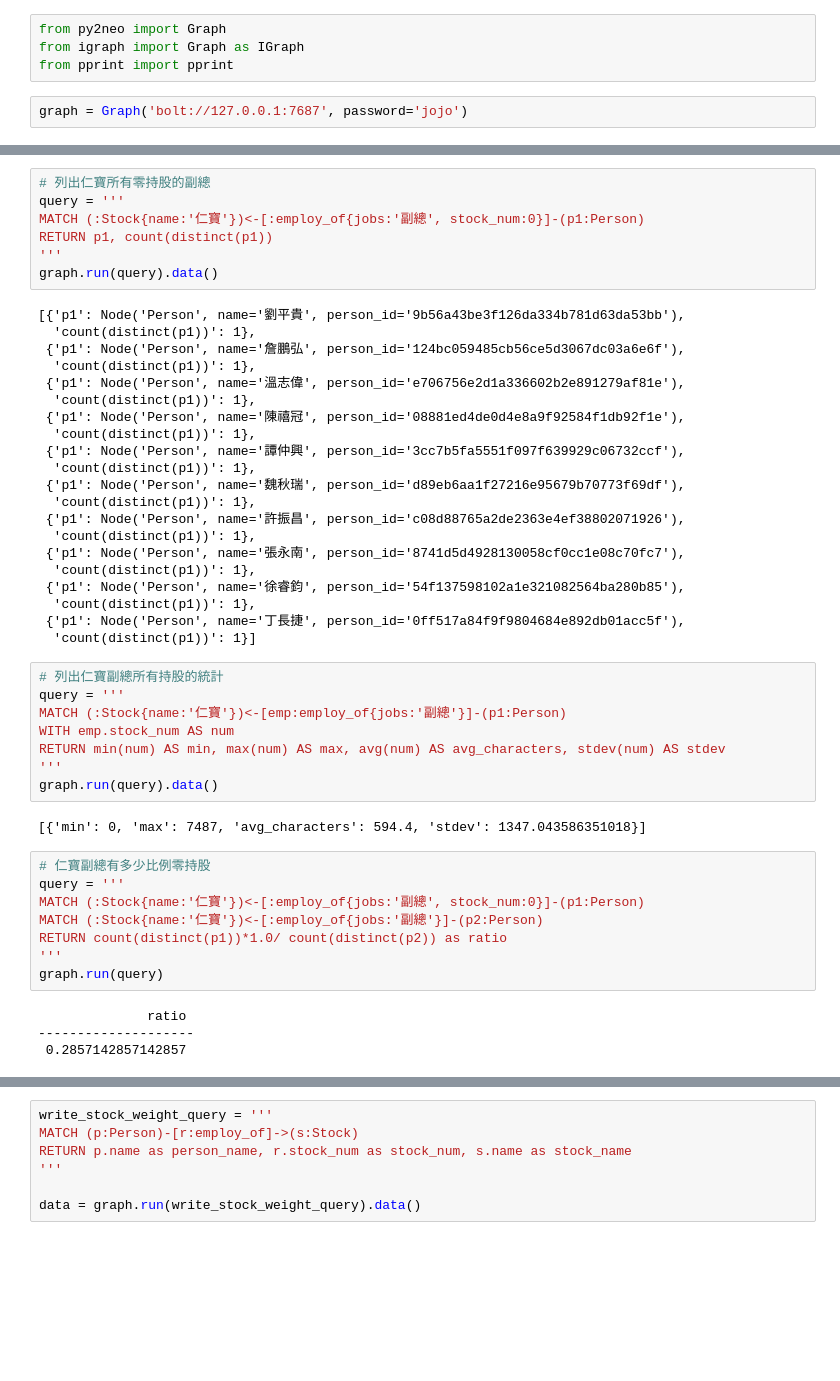
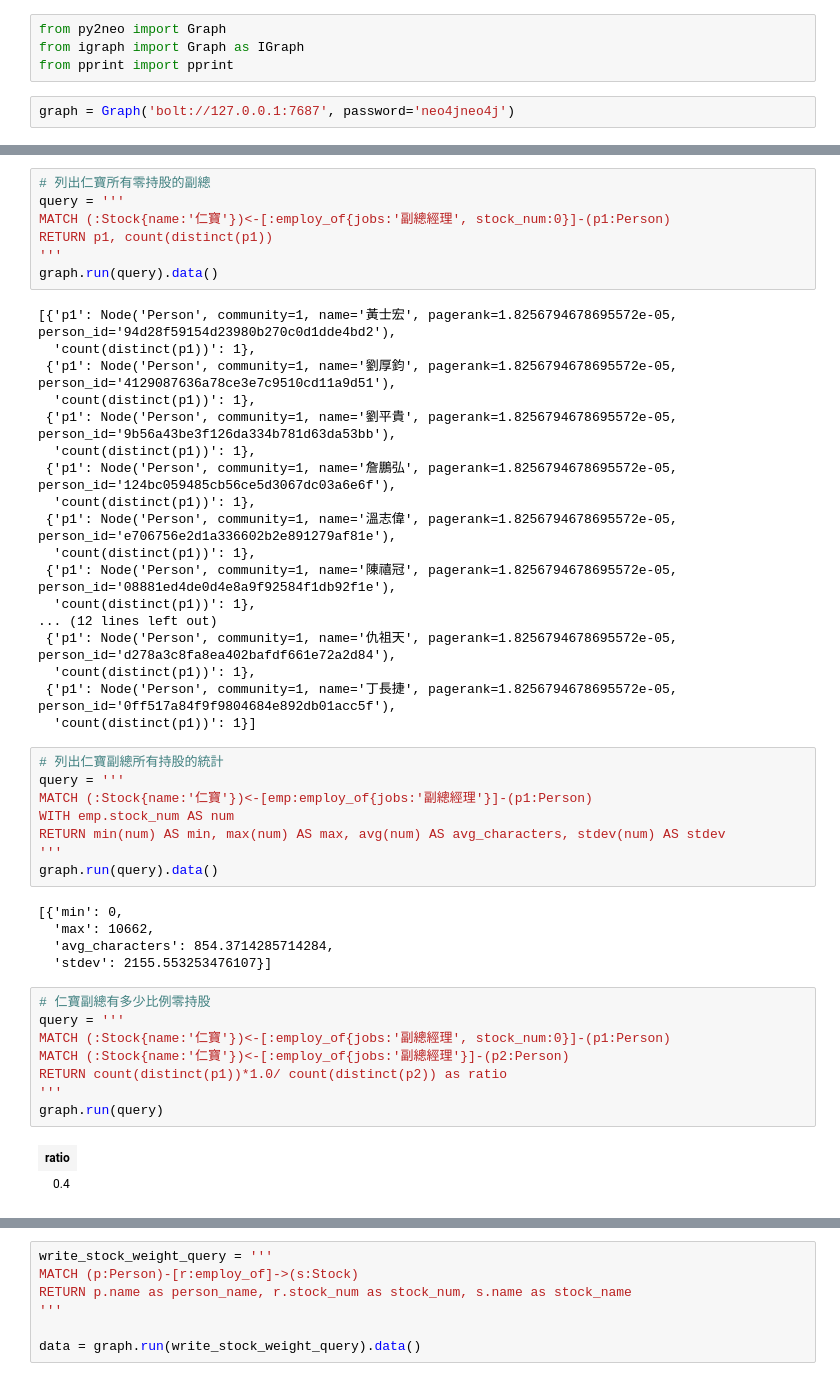
Before and after one commit to jojowither/Taiwan-Stock-Knowledge-Graph, a Jupyter notebook: src/cypher_script.ipynb, the cells around one changed output, grey strips where cells are left out. Cells and saved outputs as stored; diff of their text form; blank space fills up the shorter version.

```diff
--- a/src/cypher_script.ipynb
+++ b/src/cypher_script.ipynb
@@ -3,7 +3,7 @@ from py2neo import Graph
 from igraph import Graph as IGraph
 from pprint import pprint
 # %%
-graph = Graph('bolt://127.0.0.1:7687', password='jojo')
+graph = Graph('bolt://127.0.0.1:7687', password='neo4jneo4j')
 # %%
 # 查詢台GG
 query = '''
@@ -81,53 +81,52 @@ graph.run(query).data()
 # %%
 # 列出仁寶所有零持股的副總
 query = '''
-MATCH (:Stock{name:'仁寶'})<-[:employ_of{jobs:'副總', stock_num:0}]-(p1:Person)
+MATCH (:Stock{name:'仁寶'})<-[:employ_of{jobs:'副總經理', stock_num:0}]-(p1:Person)
 RETURN p1, count(distinct(p1))
 '''
 graph.run(query).data()
 # %% [output]
-[{'p1': Node('Person', name='劉平貴', person_id='9b56a43be3f126da334b781d63da53bb'),
+[{'p1': Node('Person', community=1, name='黃士宏', pagerank=1.8256794678695572e-05, person_id='94d28f59154d23980b270c0d1dde4bd2'),
   'count(distinct(p1))': 1},
- {'p1': Node('Person', name='詹鵬弘', person_id='124bc059485cb56ce5d3067dc03a6e6f'),
+ {'p1': Node('Person', community=1, name='劉厚鈞', pagerank=1.8256794678695572e-05, person_id='4129087636a78ce3e7c9510cd11a9d51'),
   'count(distinct(p1))': 1},
- {'p1': Node('Person', name='溫志偉', person_id='e706756e2d1a336602b2e891279af81e'),
+ {'p1': Node('Person', community=1, name='劉平貴', pagerank=1.8256794678695572e-05, person_id='9b56a43be3f126da334b781d63da53bb'),
   'count(distinct(p1))': 1},
- {'p1': Node('Person', name='陳禧冠', person_id='08881ed4de0d4e8a9f92584f1db92f1e'),
+ {'p1': Node('Person', community=1, name='詹鵬弘', pagerank=1.8256794678695572e-05, person_id='124bc059485cb56ce5d3067dc03a6e6f'),
   'count(distinct(p1))': 1},
- {'p1': Node('Person', name='譚仲興', person_id='3cc7b5fa5551f097f639929c06732ccf'),
+ {'p1': Node('Person', community=1, name='溫志偉', pagerank=1.8256794678695572e-05, person_id='e706756e2d1a336602b2e891279af81e'),
   'count(distinct(p1))': 1},
- {'p1': Node('Person', name='魏秋瑞', person_id='d89eb6aa1f27216e95679b70773f69df'),
+ {'p1': Node('Person', community=1, name='陳禧冠', pagerank=1.8256794678695572e-05, person_id='08881ed4de0d4e8a9f92584f1db92f1e'),
   'count(distinct(p1))': 1},
- {'p1': Node('Person', name='許振昌', person_id='c08d88765a2de2363e4ef38802071926'),
+... (12 lines left out)
+ {'p1': Node('Person', community=1, name='仇祖天', pagerank=1.8256794678695572e-05, person_id='d278a3c8fa8ea402bafdf661e72a2d84'),
   'count(distinct(p1))': 1},
- {'p1': Node('Person', name='張永南', person_id='8741d5d4928130058cf0cc1e08c70fc7'),
-  'count(distinct(p1))': 1},
- {'p1': Node('Person', name='徐睿鈞', person_id='54f137598102a1e321082564ba280b85'),
-  'count(distinct(p1))': 1},
- {'p1': Node('Person', name='丁長捷', person_id='0ff517a84f9f9804684e892db01acc5f'),
+ {'p1': Node('Person', community=1, name='丁長捷', pagerank=1.8256794678695572e-05, person_id='0ff517a84f9f9804684e892db01acc5f'),
   'count(distinct(p1))': 1}]
 # %%
 # 列出仁寶副總所有持股的統計
 query = '''
-MATCH (:Stock{name:'仁寶'})<-[emp:employ_of{jobs:'副總'}]-(p1:Person)
+MATCH (:Stock{name:'仁寶'})<-[emp:employ_of{jobs:'副總經理'}]-(p1:Person)
 WITH emp.stock_num AS num
 RETURN min(num) AS min, max(num) AS max, avg(num) AS avg_characters, stdev(num) AS stdev
 '''
 graph.run(query).data()
 # %% [output]
-[{'min': 0, 'max': 7487, 'avg_characters': 594.4, 'stdev': 1347.043586351018}]
+[{'min': 0,
+  'max': 10662,
+  'avg_characters': 854.3714285714284,
+  'stdev': 2155.553253476107}]
 # %%
 # 仁寶副總有多少比例零持股
 query = '''
-MATCH (:Stock{name:'仁寶'})<-[:employ_of{jobs:'副總', stock_num:0}]-(p1:Person)
-MATCH (:Stock{name:'仁寶'})<-[:employ_of{jobs:'副總'}]-(p2:Person)
+MATCH (:Stock{name:'仁寶'})<-[:employ_of{jobs:'副總經理', stock_num:0}]-(p1:Person)
+MATCH (:Stock{name:'仁寶'})<-[:employ_of{jobs:'副總經理'}]-(p2:Person)
 RETURN count(distinct(p1))*1.0/ count(distinct(p2)) as ratio
 '''
 graph.run(query)
 # %% [output]
-              ratio
---------------------
- 0.2857142857142857
+| ratio |
+| 0.4 |
 # %%
 # 仁寶副總有多少比例持股小於1000
 query = '''
```
Also changed, not shown: parts of 22 cells of this notebook, 1 other file.
